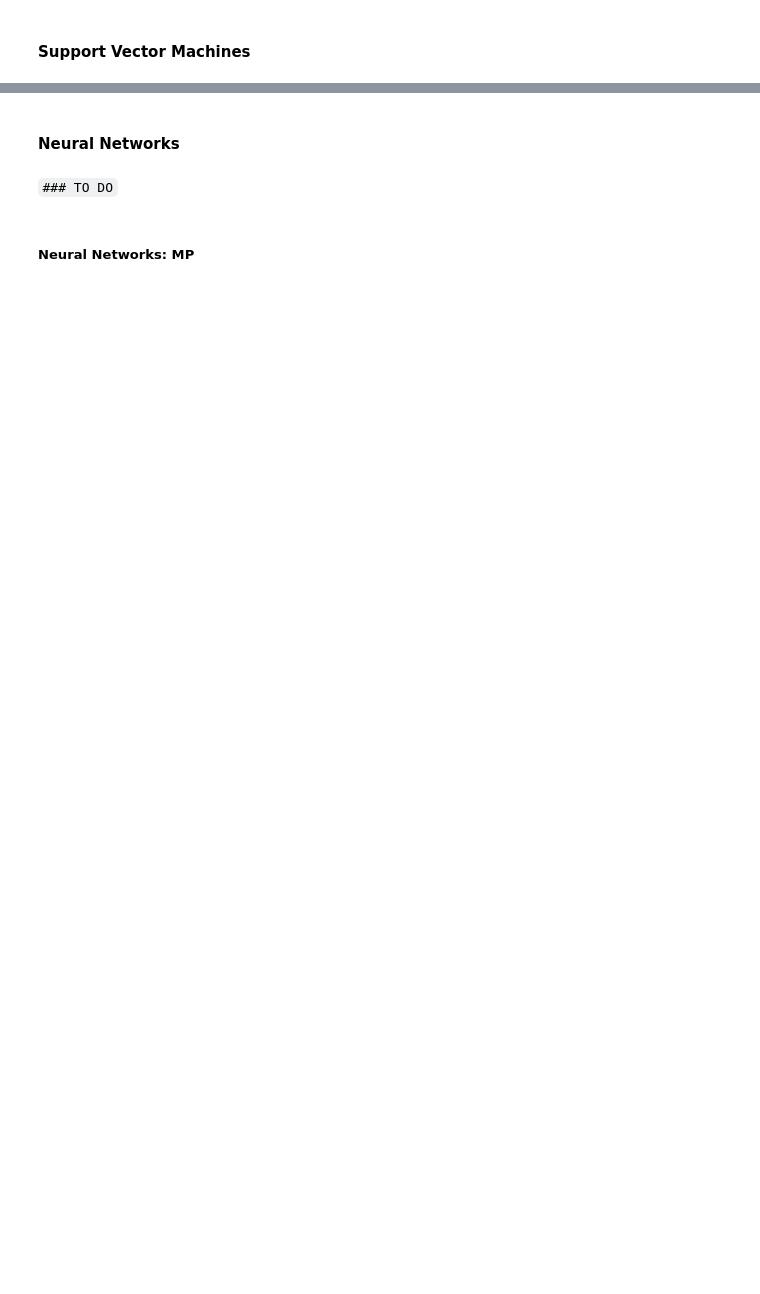
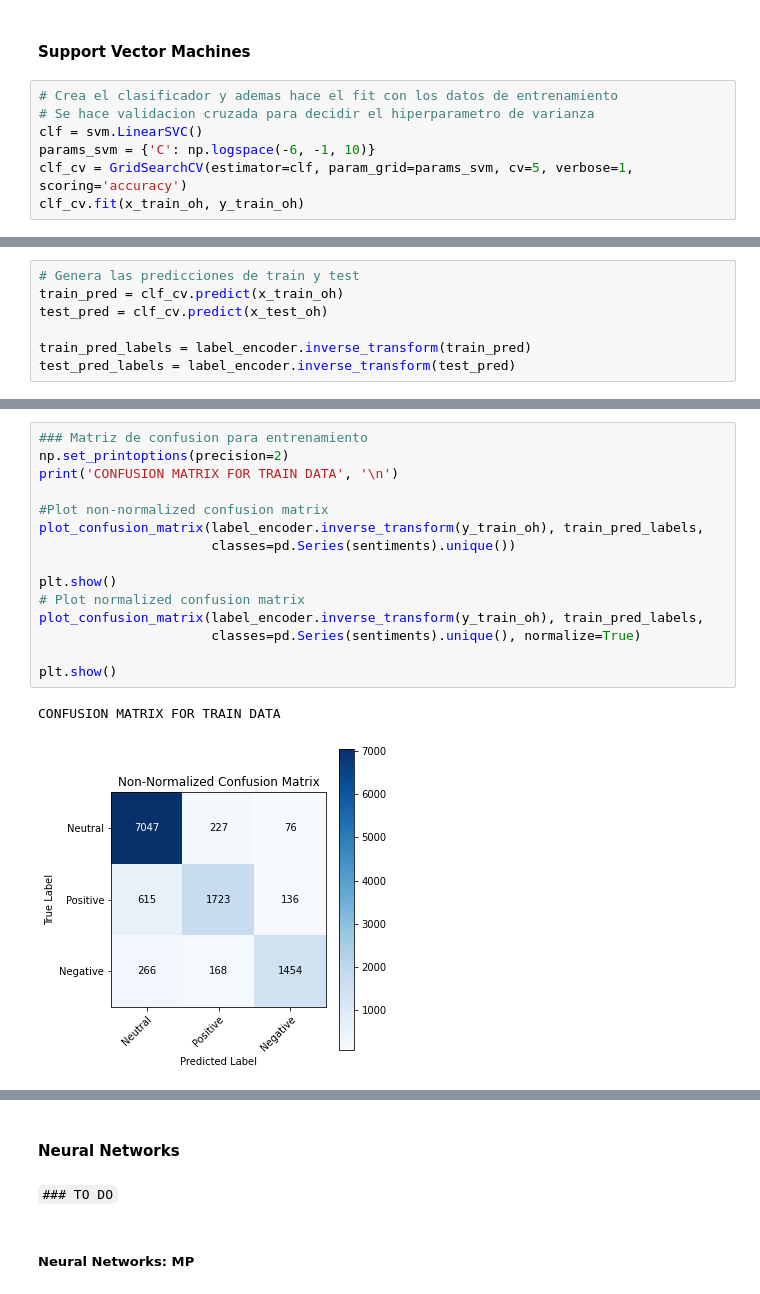
Before and after one commit to juanse1608/AdvancedStatisticsTopics, a Jupyter notebook: Notebooks/SentimentAnalysis.ipynb, the cells around one changed output, grey strips where cells are left out. Saved outputs shown, nothing was run; the diff lists cells and outputs as text; blank space fills up the shorter version.

```diff
--- a/Notebooks/SentimentAnalysis.ipynb
+++ b/Notebooks/SentimentAnalysis.ipynb
@@ -329,2 +417,9 @@ CONFUSION MATRIX FOR TEST DATA
 # %% [markdown]
 #### Support Vector Machines
+# %%
+# Crea el clasificador y ademas hace el fit con los datos de entrenamiento
+# Se hace validacion cruzada para decidir el hiperparametro de varianza
+clf = svm.LinearSVC()
+params_svm = {'C': np.logspace(-6, -1, 10)}
+clf_cv = GridSearchCV(estimator=clf, param_grid=params_svm, cv=5, verbose=1, scoring='accuracy')
+clf_cv.fit(x_train_oh, y_train_oh)
@@ -330,0 +432,7 @@ CONFUSION MATRIX FOR TEST DATA
+# %%
+# Genera las predicciones de train y test
+train_pred = clf_cv.predict(x_train_oh)
+test_pred = clf_cv.predict(x_test_oh)
+
+train_pred_labels = label_encoder.inverse_transform(train_pred)
+test_pred_labels = label_encoder.inverse_transform(test_pred)
@@ -330,0 +466,18 @@ CONFUSION MATRIX FOR TEST DATA
+# %%
+### Matriz de confusion para entrenamiento
+np.set_printoptions(precision=2)
+print('CONFUSION MATRIX FOR TRAIN DATA', '\n')
+
+#Plot non-normalized confusion matrix
+plot_confusion_matrix(label_encoder.inverse_transform(y_train_oh), train_pred_labels,
+                      classes=pd.Series(sentiments).unique())
+
+plt.show()
+# Plot normalized confusion matrix
+plot_confusion_matrix(label_encoder.inverse_transform(y_train_oh), train_pred_labels,
+                      classes=pd.Series(sentiments).unique(), normalize=True)
+
+plt.show()
+# %% [output]
+CONFUSION MATRIX FOR TRAIN DATA
+[figure, added]
```
Also changed, not shown: parts of 17 cells of this notebook.
